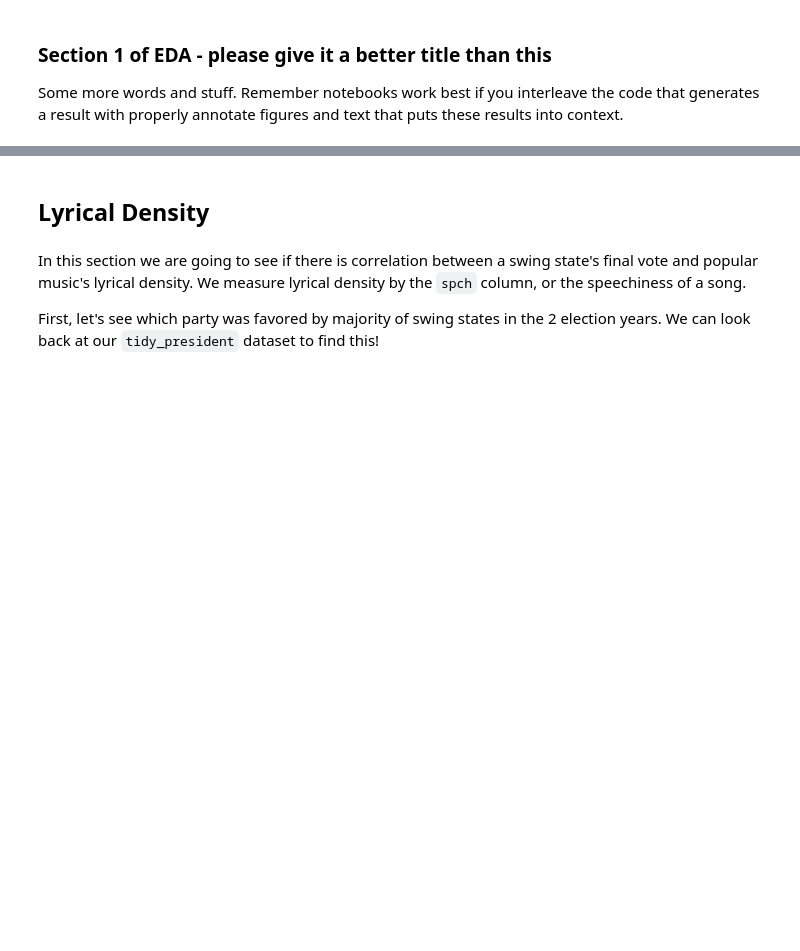
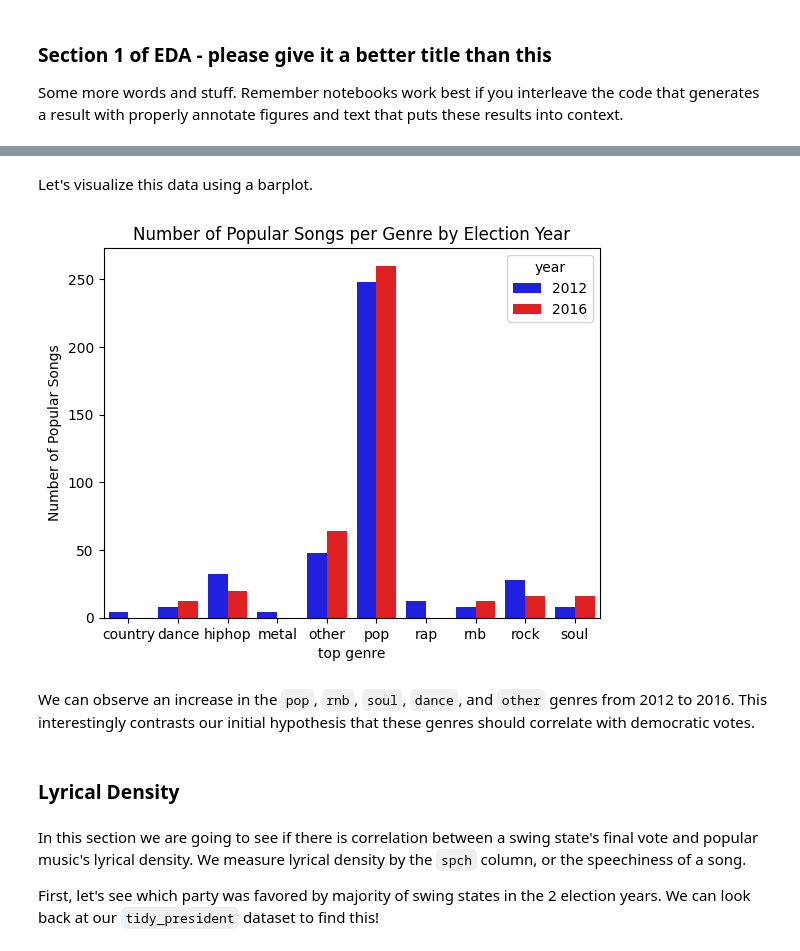
Before and after one commit to katiemoc/musical-politics, a Jupyter notebook: EDACheckpoint_Group093-FA24.ipynb, the cells around one changed output, grey strips where cells are left out. Drawn from its saved outputs; the diff is of its cells as text; code cells hidden in the pictures; blank space fills up the shorter version.

```diff
--- a/EDACheckpoint_Group093-FA24.ipynb
+++ b/EDACheckpoint_Group093-FA24.ipynb
@@ -645,0 +672,7 @@ Some more words and stuff.  Remember notebooks work best if you interleave the c
+# %%
+# Filter states that switched parties
+tidy_switch = tidy[tidy['state'].isin(['FLORIDA','MICHIGAN','PENNSYLVANIA','WISCONSIN'])]
+
+# Get counts of each genre by year
+tidy_switch = tidy_switch.groupby(['year','top genre']).count()
+tidy_switch
@@ -646,5 +699,15 @@ Some more words and stuff.  Remember notebooks work best if you interleave the c
+# %% [markdown]
+Let's visualize this data using a barplot.
+# %%
+sns.barplot(data = tidy_switch, x = 'top genre', y = 'state', hue = 'year', palette=['blue','red']);
+plt.ylabel("Number of Popular Songs");
+plt.title("Number of Popular Songs per Genre by Election Year");
+# %% [output]
+[figure, added]
+# %% [markdown]
+We can observe an increase in the `pop`, `rnb`, `soul`, `dance`, and `other` genres from 2012 to 2016. This interestingly contrasts our initial hypothesis that these genres should correlate with democratic votes.
 # %% [markdown]
-## Lyrical Density
+### Lyrical Density
 # %% [markdown]
 In this section we are going to see if there is correlation between a swing state's final vote and popular music's lyrical density. We measure lyrical density by the `spch` column, or the speechiness of a song.
 
```
Also changed, not shown: parts of 9 cells of this notebook.
